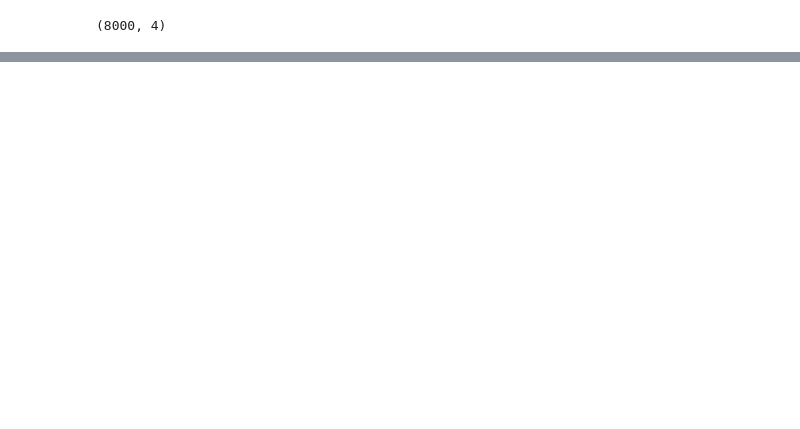
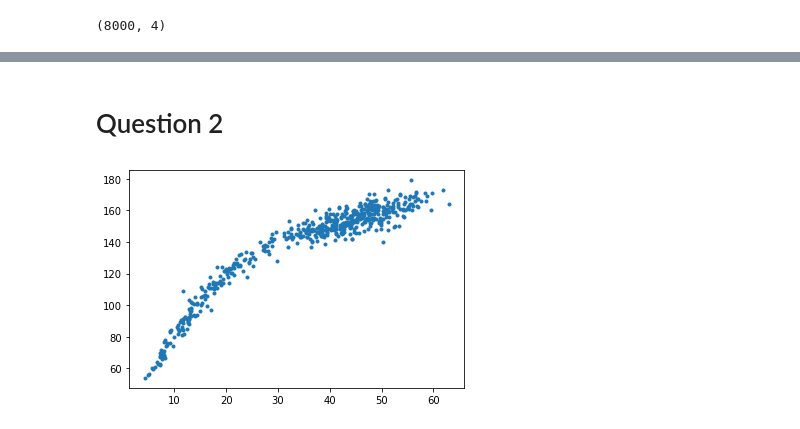
Before and after one commit to mjbrydon/stat_rethinking_2020, a Jupyter notebook: Homework_02.ipynb, the cells around one changed output, grey strips where cells are left out. Saved outputs shown, nothing was run; the diff lists cells and outputs as text; code cells hidden in the pictures; blank space fills up the shorter version.

```diff
--- a/Homework_02.ipynb
+++ b/Homework_02.ipynb
@@ -242,0 +241,6 @@ array([143.3388833 , 136.61198706, 160.02739729, 131.60650594])
+# %% [markdown]
+# Question 2
+# %%
+plt.plot(d.weight, d.height, ".");
+# %% [output]
+[figure, added]
```
Also changed, not shown: parts of 54 cells of this notebook, 5 other files.
